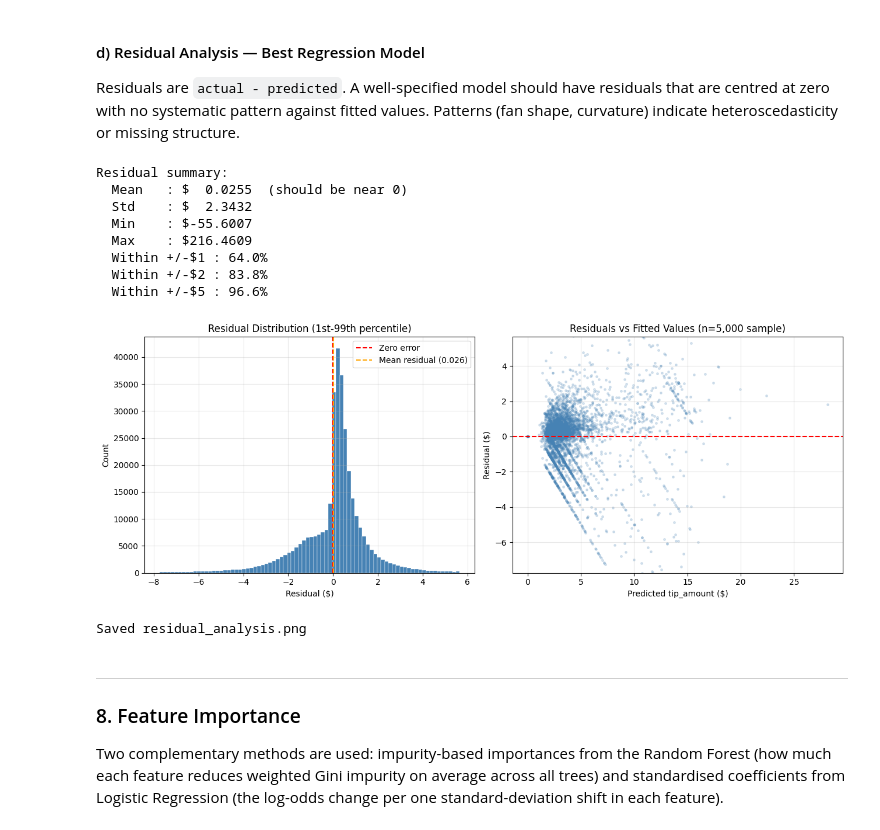
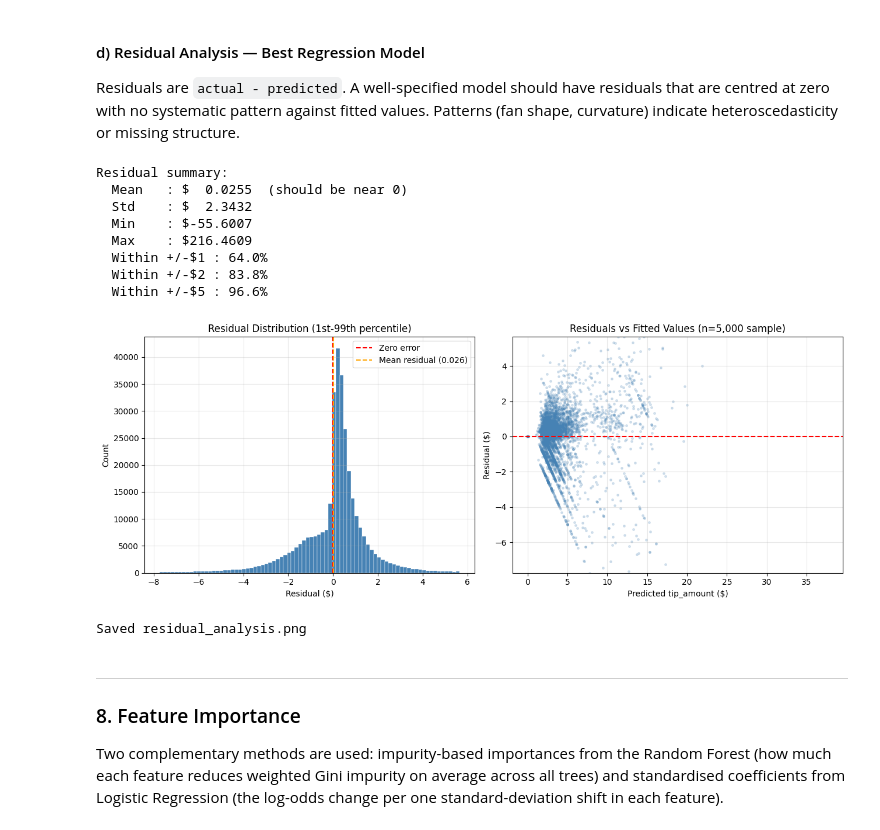
Before and after one commit to jjdlabee/Comp3610BIgDataAssignment2, a Jupyter notebook: assignment2.ipynb, the cells around one changed output. Saved outputs shown, nothing was run; the diff lists cells and outputs as text; code cells hidden in the pictures.

```diff
--- a/assignment2.ipynb
+++ b/assignment2.ipynb
@@ -1486,7 +1486,7 @@ Residuals are `actual - predicted`. A well-specified model should have residuals
 # %%
 residuals = y_true_arr - y_pred_arr
 
-print(f'Residual summary:')
+print('Residual summary:')
 print(f'  Mean   : ${residuals.mean():>8.4f}  (should be near 0)')
 print(f'  Std    : ${residuals.std():>8.4f}')
 print(f'  Min    : ${residuals.min():>8.4f}')
@@ -1500,45 +1500,47 @@ print(f'  Within +/-$5 : {pct_within_5:.1f}%')
 
 fig, (ax1, ax2) = plt.subplots(1, 2, figsize=(13, 5))
 
-# Panel 1: residual distribution
-clip_lo, clip_hi = np.percentile(residuals, 1), np.percentile(residuals, 99)
+# Panel 1: residual distribution clipped to 1st-99th percentile
+clip_lo = np.percentile(residuals, 1)
+clip_hi = np.percentile(residuals, 99)
 res_clipped = residuals[(residuals >= clip_lo) & (residuals <= clip_hi)]
 
 ax1.hist(res_clipped, bins=80, color='steelblue', edgecolor='white', linewidth=0.3)
 ax1.axvline(0, color='red', linestyle='--', linewidth=1.5, label='Zero error')
-ax1.axvline(residuals.mean(), color='orange', linestyle='--',
-            linewidth=1.5, label=f'Mean residual ({residuals.mean():.3f})')
+ax1.axvline(residuals.mean(), color='orange', linestyle='--', linewidth=1.5, label=f'Mean residual ({residuals.mean():.3f})')
 ax1.set_xlabel('Residual ($)')
 ax1.set_ylabel('Count')
 ax1.set_title('Residual Distribution (1st-99th percentile)')
 ax1.legend()
 ax1.grid(True, alpha=0.3)
 
-# Panel 2: residuals vs fitted
-sample_idx = idx
-ax2.scatter(y_pred_arr[sample_idx], residuals[sample_idx],
-            alpha=0.2, s=6, color='steelblue')
+# Panel 2: residuals vs fitted values
+# Draw a fresh 5000-point sample directly from y_pred_arr / residuals
+rng2 = np.random.default_rng(99)
+res_sample_idx = rng2.choice(len(residuals), size=min(5000, len(residuals)), replace=False)
+
+ax2.scatter(y_pred_arr[res_sample_idx], residuals[res_sample_idx], alpha=0.2, s=6, color='steelblue')
 ax2.axhline(0, color='red', linestyle='--', linewidth=1.5)
 ax2.set_xlabel('Predicted tip_amount ($)')
 ax2.set_ylabel('Residual ($)')
 ax2.set_title('Residuals vs Fitted Values (n=5,000 sample)')
 ax2.set_ylim(clip_lo, clip_hi)
 ax2.grid(True, alpha=0.3)
 
 plt.tight_layout()
 plt.savefig('residual_analysis.png', dpi=150, bbox_inches='tight')
 plt.show()
 print('Saved residual_analysis.png')
 # %% [output]
 Residual summary:
   Mean   : $  0.0255  (should be near 0)
   Std    : $  2.3432
   Min    : $-55.6007
   Max    : $216.4609
   Within +/-$1 : 64.0%
   Within +/-$2 : 83.8%
   Within +/-$5 : 96.6%
-[figure, old version]
+[figure, new version]
 Saved residual_analysis.png
 # %% [markdown]
 ---
```
